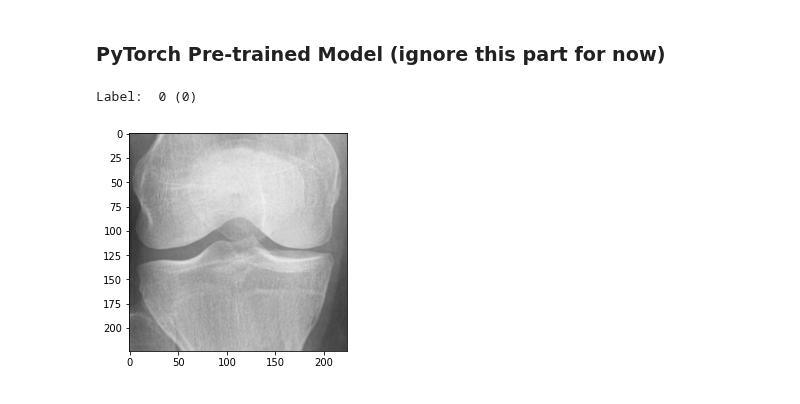
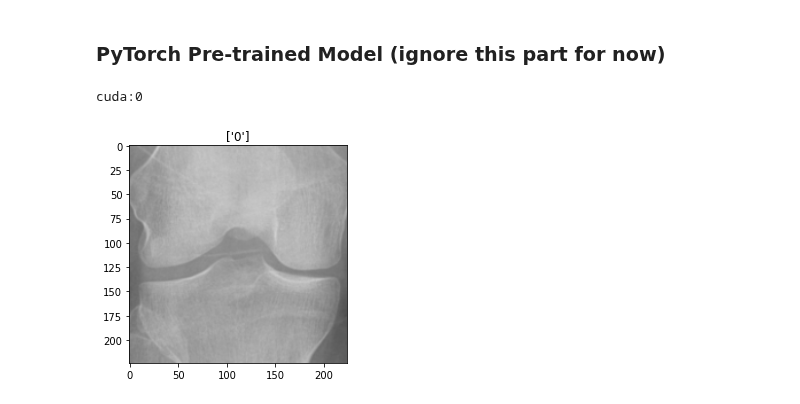
Before and after one commit to jah377/XAI_ImageClassification, a Jupyter notebook: xai.ipynb, the cells around one changed output. Saved outputs shown, nothing was run; the diff lists cells and outputs as text; code cells hidden in the pictures.

```diff
--- a/xai.ipynb
+++ b/xai.ipynb
@@ -1069,4 +1095,72 @@ ROOT_train = '/content/drive/MyDrive/DSP-H3-Quin/data_set/kneeKL224/train'
 ROOT_val = '/content/drive/MyDrive/DSP-H3-Quin/data_set/kneeKL224/val'
 ROOT_test = '/content/drive/MyDrive/DSP-H3-Quin/data_set/kneeKL224/test'
 ROOT_auto_test = '/content/drive/MyDrive/DSP-H3-Quin/data_set/kneeKL224/auto_test'
+# %%
+ROOT = '/content/drive/MyDrive/DSP-H3-Quin/data_set/kneeKL224'
+# %%
+TEST = 'test'
+TRAIN = 'train'
+VAL ='val'
+EPOCHS = 30
+# %%
+def data_transforms(phase):
+    if phase == TRAIN:
+        transform = transforms.Compose([
+            transforms.Resize(256),
+            transforms.CenterCrop(224),
+            transforms.ToTensor(),
+            transforms.Normalize([0.485, 0.456, 0.406], [0.229, 0.224, 0.225]),
+        ])
+
+    if phase == VAL:
+        transform = transforms.Compose([
+            transforms.Resize(256),
+            transforms.CenterCrop(224),
+            transforms.ToTensor(),
+            transforms.Normalize([0.485, 0.456, 0.406], [0.229, 0.224, 0.225]),
+        ])
+
+    if phase == TEST:
+        transform = transforms.Compose([
+            transforms.Resize(256),
+            transforms.CenterCrop(224),
+            transforms.ToTensor(),
+            transforms.Normalize([0.485, 0.456, 0.406], [0.229, 0.224, 0.225]),
+        ])
+
+    return transform
+
+device = torch.device("cuda:0" if torch.cuda.is_available() else "cpu")
+print(device)
+# %% [output]
+cuda:0
+# %%
+image_datasets = {x: datasets.ImageFolder(os.path.join(ROOT, x), data_transforms(x))
+                  for x in [TRAIN, VAL, TEST]}
+
+dataloaders = {TRAIN: torch.utils.data.DataLoader(image_datasets[TRAIN], batch_size = 4, shuffle=True),
+               VAL: torch.utils.data.DataLoader(image_datasets[VAL], batch_size = 1, shuffle=True),
+               TEST: torch.utils.data.DataLoader(image_datasets[TEST], batch_size = 1, shuffle=True)}
+# %%
+dataset_sizes = {x: len(image_datasets[x]) for x in [TRAIN, VAL, TEST]}
+classes = image_datasets[TRAIN].classes
+class_names = image_datasets[TRAIN].classes
+# %%
+def imshow(inp, title=None):
+    inp = inp.numpy().transpose((1, 2, 0))
+    mean = np.array([0.485, 0.456, 0.406])
+    std = np.array([0.229, 0.224, 0.225])
+    inp = std * inp + mean
+    inp = np.clip(inp, 0, 1)
+    plt.imshow(inp)
+    if title is not None:
+        plt.title(title)
+    plt.pause(0.001)
+
+
+inputs, classes = next(iter(dataloaders[TEST]))
+out = torchvision.utils.make_grid(inputs)
+imshow(out, title=[class_names[x] for x in classes])
+# %% [output]
+[figure, added]
 # %%
@@ -1080,8 +1167,0 @@ classes = test_dataset.classes
-# %%
-def show_example(img, label):
-    print('Label: ', test_dataset.classes[label], "("+str(label)+")")
-    plt.imshow(img.permute(1, 2, 0))
-show_example(*test_dataset[0])
-# %% [output]
-Label:  0 (0)
-[figure, removed]
```
Also changed, not shown: parts of 19 cells of this notebook.
